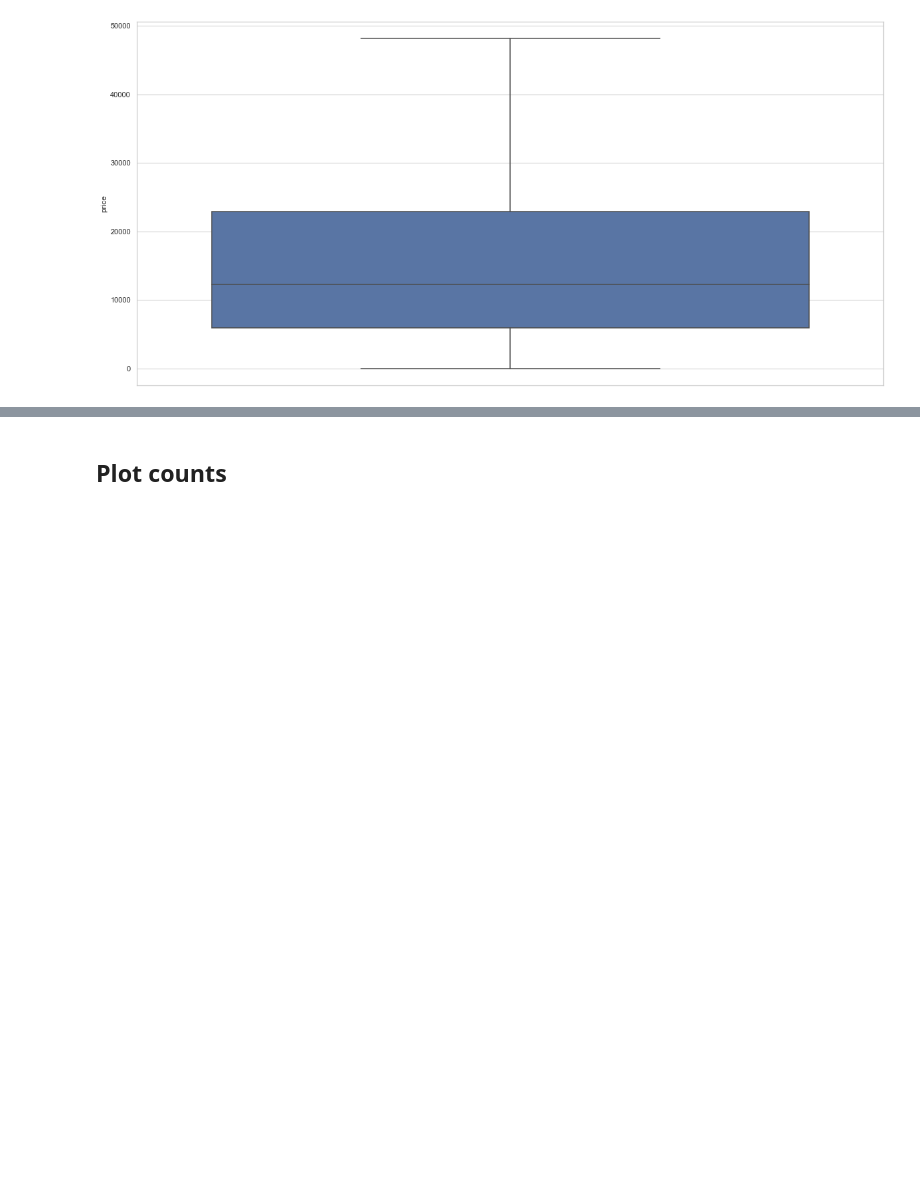
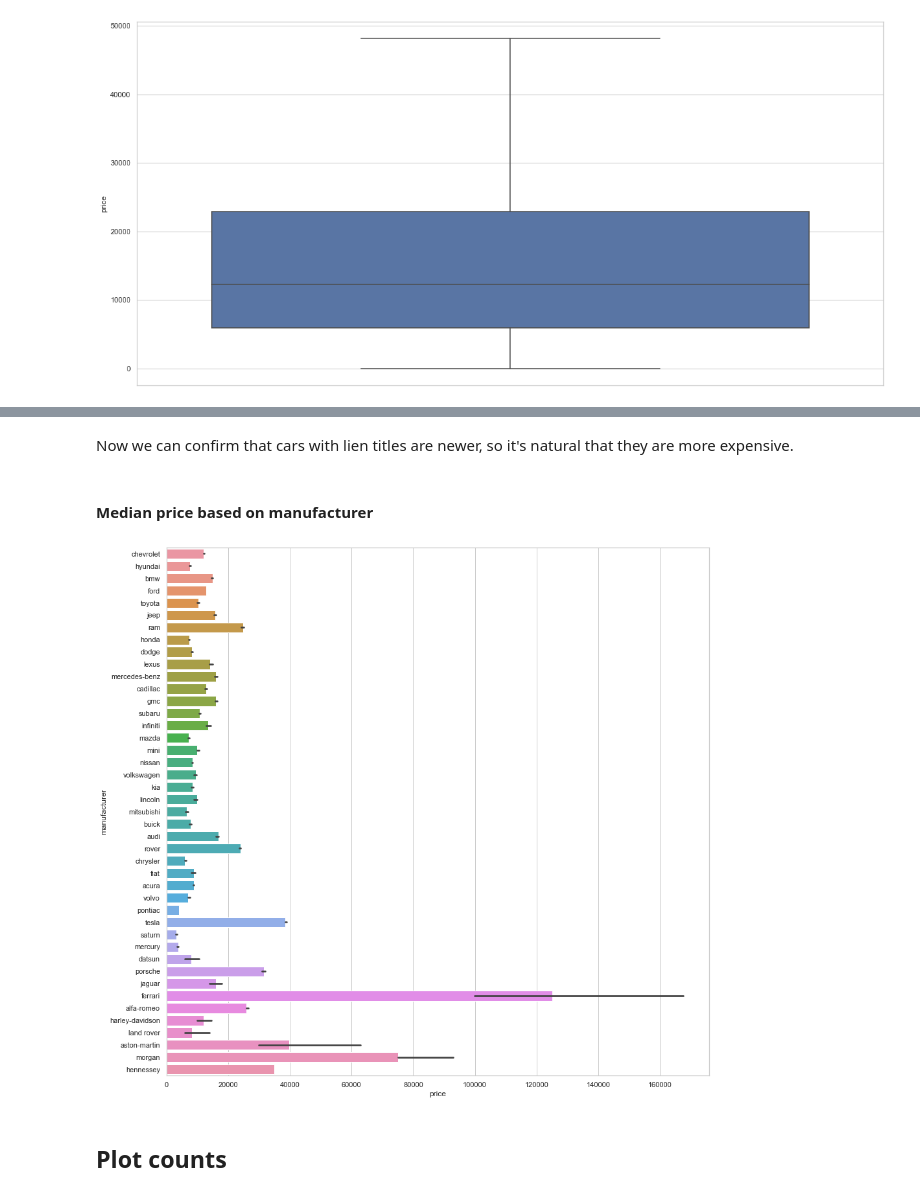
Before and after one commit to ulmii/machine-learning, a Jupyter notebook: carprices.ipynb, the cells around one changed output, grey strips where cells are left out. Saved outputs shown, nothing was run; the diff lists cells and outputs as text; code cells hidden in the pictures; blank space fills up the shorter version.

```diff
--- a/carprices.ipynb
+++ b/carprices.ipynb
@@ -156,3 +187,13 @@ plt.show()
+# %% [markdown]
+Now we can confirm that cars with lien titles are newer, so it's natural that they are more expensive.
+# %% [markdown]
+#### Median price based on manufacturer
+# %%
+plt.figure(figsize=(15,15))
+sns.barplot(y='manufacturer', x='price', data=cars, estimator=np.median)
+plt.show()
+# %% [output]
+[figure, added]
 # %% [markdown]
 ## Plot counts
 # %%
```
Also changed, not shown: parts of 11 cells of this notebook.
